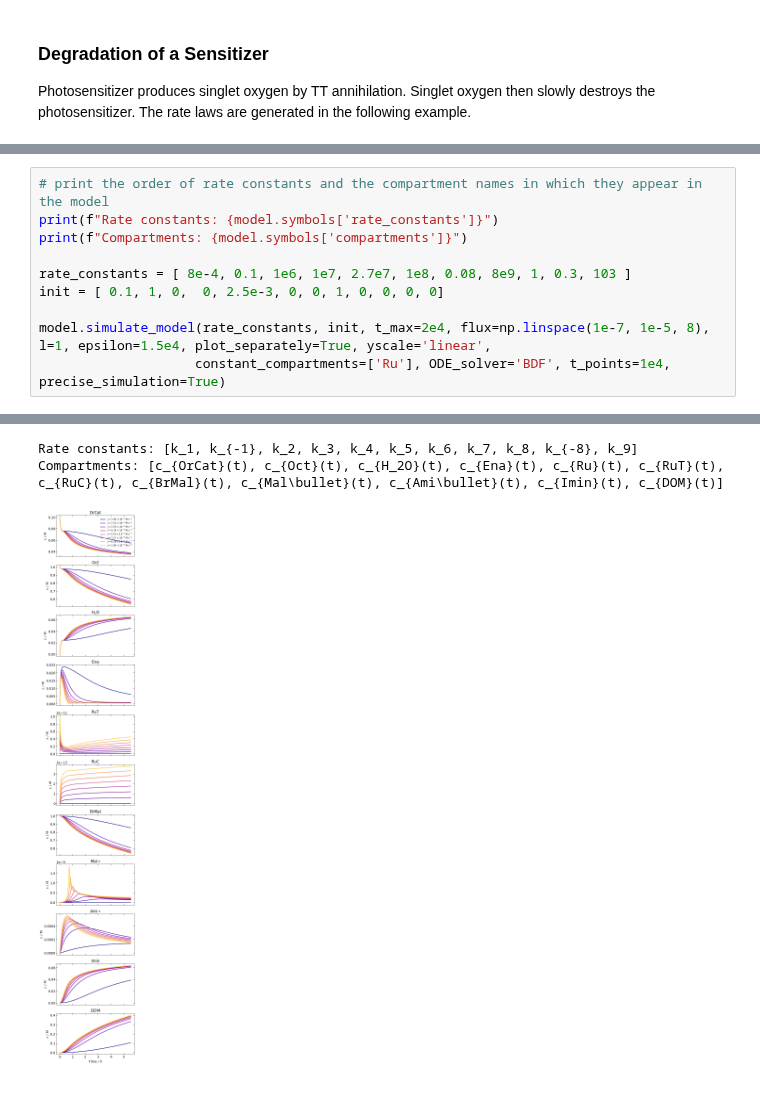
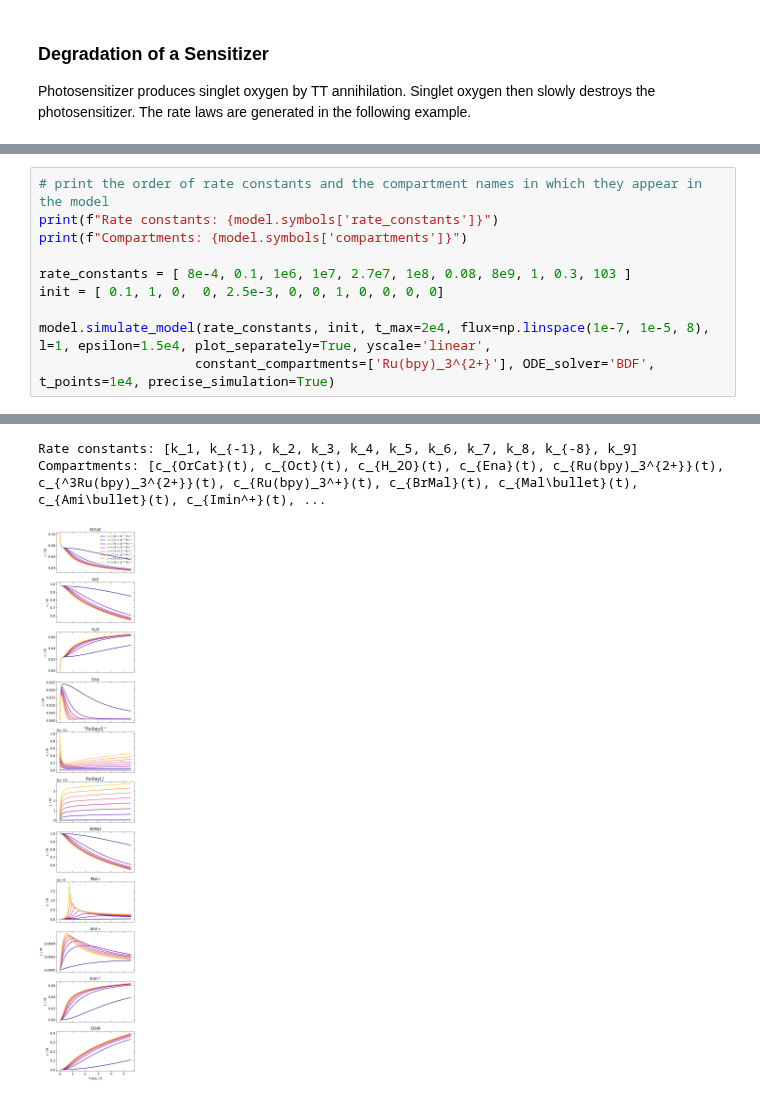
Before and after one commit to dmadea/Photo-Kinetic-Simulator, a Jupyter notebook: Simulator.ipynb, the cells around one changed output, grey strips where cells are left out. Drawn from its saved outputs; the diff is of its cells as text.

```diff
--- a/Simulator.ipynb
+++ b/Simulator.ipynb
@@ -543,5 +535,5 @@ rate_constants = [ 8e-4, 0.1, 1e6, 1e7, 2.7e7, 1e8, 0.08, 8e9, 1, 0.3, 103 ]
 init = [ 0.1, 1, 0,  0, 2.5e-3, 0, 0, 1, 0, 0, 0, 0]
 
 model.simulate_model(rate_constants, init, t_max=2e4, flux=np.linspace(1e-7, 1e-5, 8), l=1, epsilon=1.5e4, plot_separately=True, yscale='linear',
-                    constant_compartments=['Ru'], ODE_solver='BDF', t_points=1e4, precise_simulation=True)
+                    constant_compartments=['Ru(bpy)_3^{2+}'], ODE_solver='BDF', t_points=1e4, precise_simulation=True)
 # %% [output]
@@ -550,3 +540,3 @@ model.simulate_model(rate_constants, init, t_max=2e4, flux=np.linspace(1e-7, 1e-
 Rate constants: [k_1, k_{-1}, k_2, k_3, k_4, k_5, k_6, k_7, k_8, k_{-8}, k_9]
-Compartments: [c_{OrCat}(t), c_{Oct}(t), c_{H_2O}(t), c_{Ena}(t), c_{Ru}(t), c_{RuT}(t), c_{RuC}(t), c_{BrMal}(t), c_{Mal\bullet}(t), c_{Ami\bullet}(t), c_{Imin}(t), c_{DOM}(t)]
+Compartments: [c_{OrCat}(t), c_{Oct}(t), c_{H_2O}(t), c_{Ena}(t), c_{Ru(bpy)_3^{2+}}(t), c_{^3Ru(bpy)_3^{2+}}(t), c_{Ru(bpy)_3^+}(t), c_{BrMal}(t), c_{Mal\bullet}(t), c_{Ami\bullet}(t), c_{Imin^+}(t), ...
-[figure, old version]
+[figure, new version]
```
Also changed, not shown: parts of 18 cells of this notebook, 1 other file.
